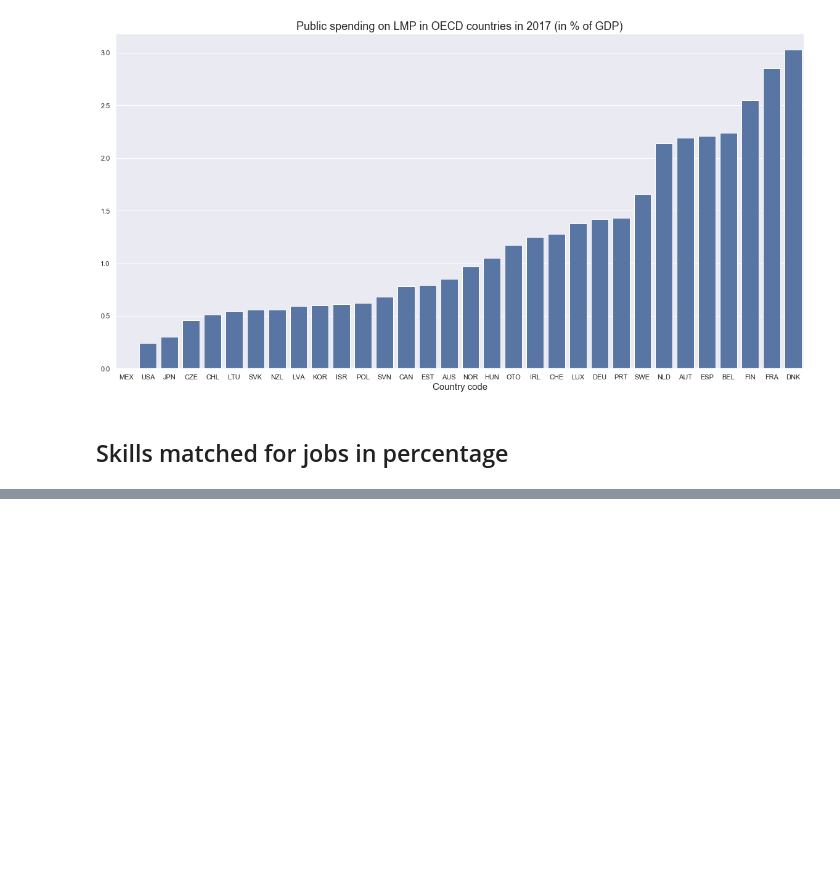
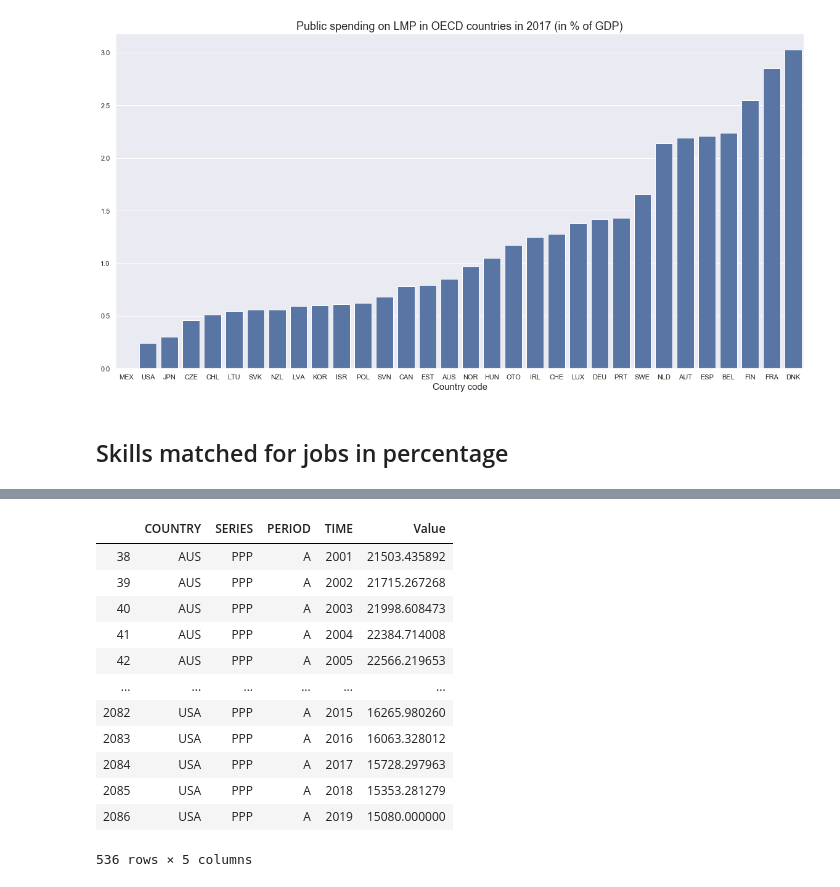
Before and after one commit to Victor-Manach/MODS206, a Jupyter notebook: Data_preparation_LM_indicators.ipynb, the cells around one changed output, grey strips where cells are left out. Saved outputs shown, nothing was run; the diff lists cells and outputs as text; code cells hidden in the pictures; blank space fills up the shorter version.

```diff
--- a/Data_preparation_LM_indicators.ipynb
+++ b/Data_preparation_LM_indicators.ipynb
@@ -112,0 +147,16 @@ high_qualif_oecd_2012 = high_qualif_oecd_croped[(high_qualif_oecd_croped['SEX']=
+# %%
+min_wage_oecd_PPP
+# %% [output]
+|  | COUNTRY | SERIES | PERIOD | TIME | Value |
+| 38 | AUS | PPP | A | 2001 | 21503.435892 |
+| 39 | AUS | PPP | A | 2002 | 21715.267268 |
+| 40 | AUS | PPP | A | 2003 | 21998.608473 |
+| 41 | AUS | PPP | A | 2004 | 22384.714008 |
+| 42 | AUS | PPP | A | 2005 | 22566.219653 |
+| ... | ... | ... | ... | ... | ... |
+| 2082 | USA | PPP | A | 2015 | 16265.980260 |
+| 2083 | USA | PPP | A | 2016 | 16063.328012 |
+| 2084 | USA | PPP | A | 2017 | 15728.297963 |
+| 2085 | USA | PPP | A | 2018 | 15353.281279 |
+| 2086 | USA | PPP | A | 2019 | 15080.000000 |
+536 rows × 5 columns
```
Also changed, not shown: parts of 7 cells of this notebook.
